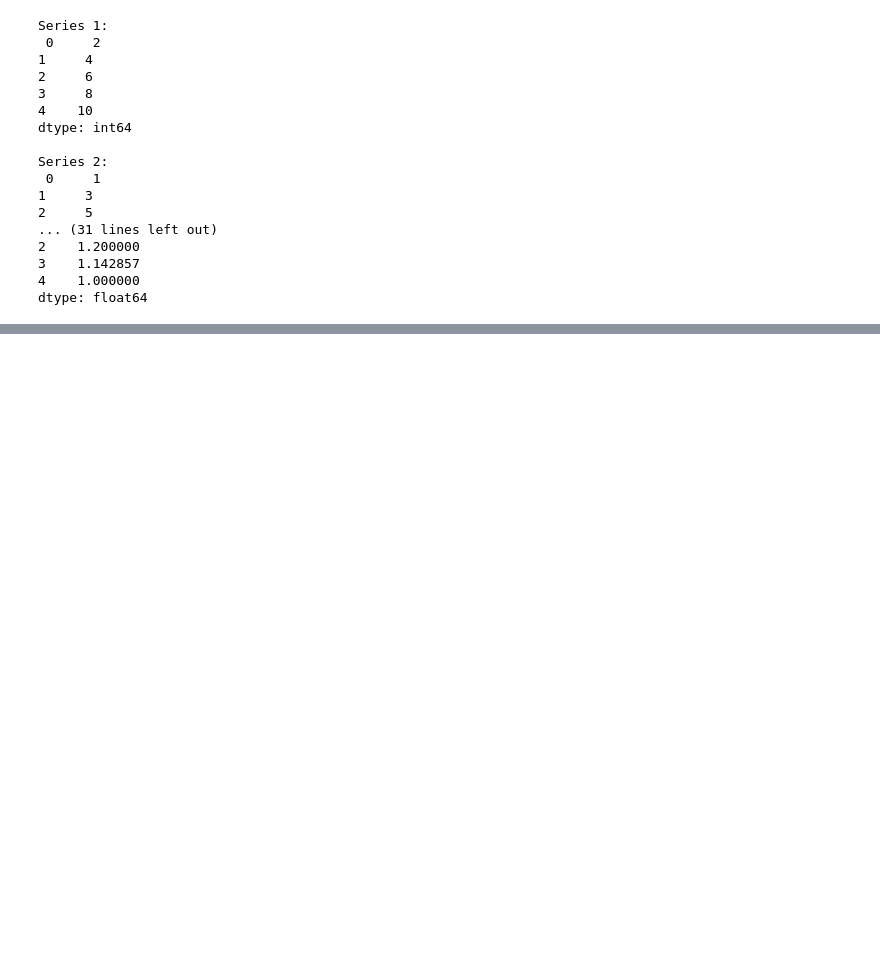
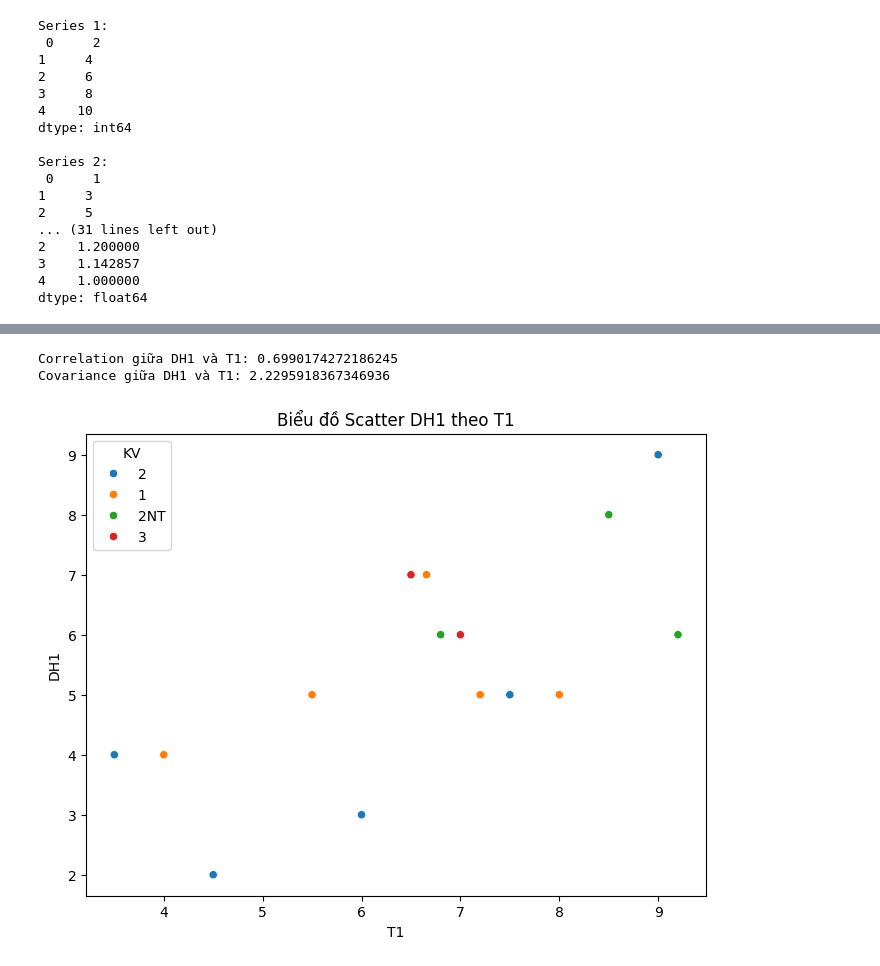
Before and after one commit to XTruong1511/TH_DeepLaening, a Jupyter notebook: TH_Deep_B1.ipynb, the cells around one changed output, grey strips where cells are left out. Saved outputs shown, nothing was run; the diff lists cells and outputs as text; code cells hidden in the pictures; blank space fills up the shorter version.

```diff
--- a/TH_Deep_B1.ipynb
+++ b/TH_Deep_B1.ipynb
@@ -371,0 +807,19 @@ dtype: float64
+# %%
+import matplotlib.pyplot as plt
+import seaborn as sns
+
+# 2. Khảo sát tương quan giữa DH1 và T1
+correlation = df['DH1'].corr(df['T1'])
+covariance = df['DH1'].cov(df['T1'])
+
+print(f"Correlation giữa DH1 và T1: {correlation}")
+print(f"Covariance giữa DH1 và T1: {covariance}")
+
+plt.figure(figsize=(8, 6))
+sns.scatterplot(x='T1', y='DH1', data=df, hue='KV')
+plt.title('Biểu đồ Scatter DH1 theo T1')
+plt.show()
+# %% [output]
+Correlation giữa DH1 và T1: 0.6990174272186245
+Covariance giữa DH1 và T1: 2.2295918367346936
+[figure, added]
```
Also changed, not shown: parts of 31 cells of this notebook.
